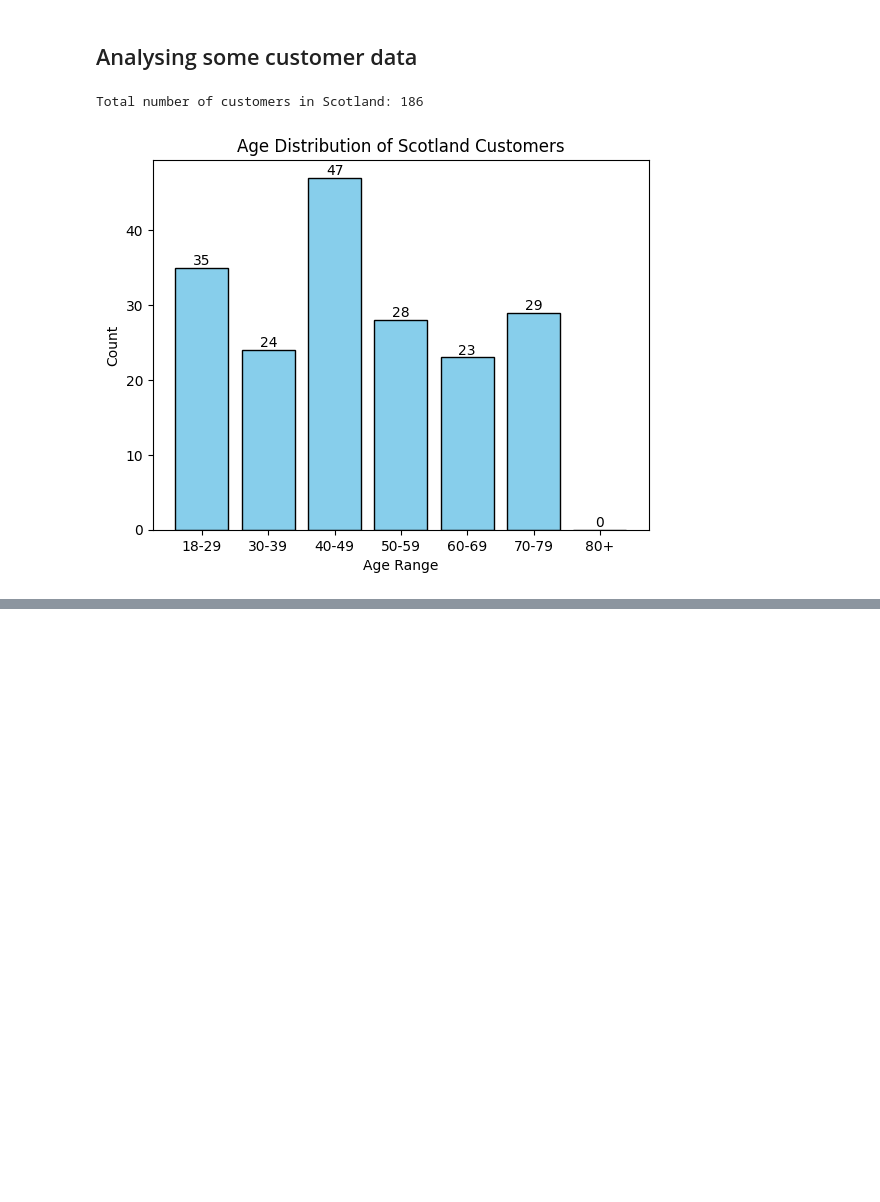
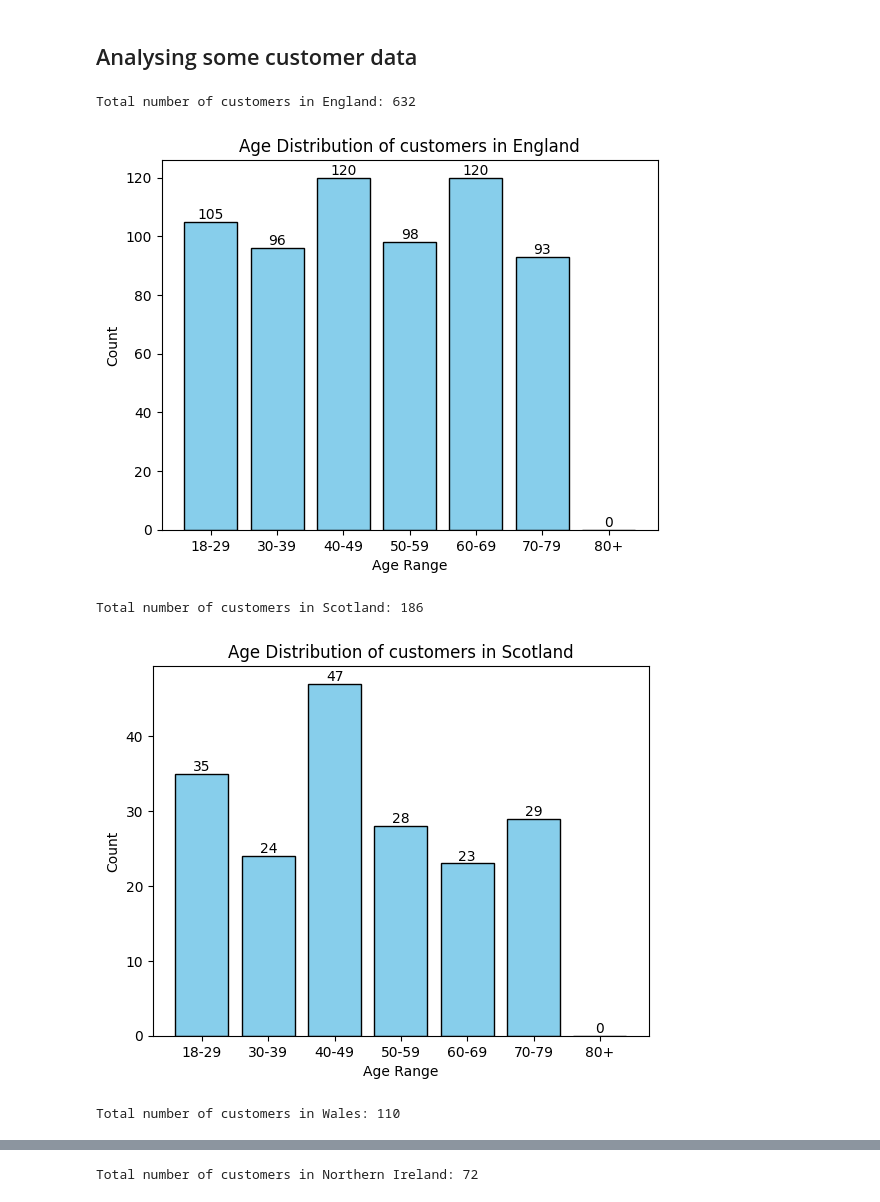
Before and after one commit to ewanritchie85/Notebook-data-refresher, a Jupyter notebook: first_notebook.ipynb, the cells around one changed output, grey strips where cells are left out. Drawn from its saved outputs; the diff is of its cells as text; code cells hidden in the pictures; blank space fills up the shorter version.

Commit message:
age distro graphs re-added to loop since changing to region

```diff
--- a/first_notebook.ipynb
+++ b/first_notebook.ipynb
@@ -47,29 +47,29 @@ Orders:
 # %%
 # Generate a DataFrame and age distribution graph for each region's customers
 regions = customers_df['region'].unique()
 bins = [18, 30, 40, 50, 60, 70, 80, 100]
 labels = ["18-29", "30-39", "40-49", "50-59", "60-69", "70-79", "80+"]
-
 region_customers_dfs = {region: customers_df[customers_df['region'] == region] for region in regions}
 
-region = "Scotland" # Change this to the region you want to analyze
-region_customers = region_customers_dfs[region]
 
 #Alternatively, us the following for loop to generate graphs for all regions:
-#for region, region_customers in region_customers_dfs.items():
-print(f"Total number of customers in {region}: {len(region_customers)}")
-if not region_customers.empty:
-    region_customers['age_group'] = pd.cut(region_customers['age'], bins=bins, labels=labels, right=False)
-    age_counts = region_customers['age_group'].value_counts().sort_index()
-    plt.bar(age_counts.index, age_counts.values, color='skyblue', edgecolor='black')
-    plt.title(f'Age Distribution of {region} Customers')
-    plt.xlabel('Age Range')
-    plt.ylabel('Count')
-    for i, v in enumerate(age_counts.values):
-        plt.text(i, v, int(v), ha='center', va='bottom')
-    plt.show()
-else:
-    print(f'No customers found for {region}.')
+for region, region_customers in region_customers_dfs.items():
+    print(f"Total number of customers in {region}: {len(region_customers)}")
+    if not region_customers.empty:
+        region_customers['age_group'] = pd.cut(region_customers['age'], bins=bins, labels=labels, right=False)
+        age_counts = region_customers['age_group'].value_counts().sort_index()
+        plt.bar(age_counts.index, age_counts.values, color='skyblue', edgecolor='black')
+        plt.title(f'Age Distribution of customers in {region}')
+        plt.xlabel('Age Range')
+        plt.ylabel('Count')
+        for i, v in enumerate(age_counts.values):
+            plt.text(i, v, int(v), ha='center', va='bottom')
+        plt.show()
+    else:
+        print(f'No customers found for {region}.')
 # %% [output]
-Total number of customers in Scotland: 186
+Total number of customers in England: 632
-[figure, old version]
+[figure, new version]
+Total number of customers in Scotland: 186
+[figure, added]
+Total number of customers in Wales: 110
@@ -75,0 +77 @@ Total number of customers in Scotland: 186
+Total number of customers in Northern Ireland: 72
```
Also changed, not shown: parts of 1 cell of this notebook.
